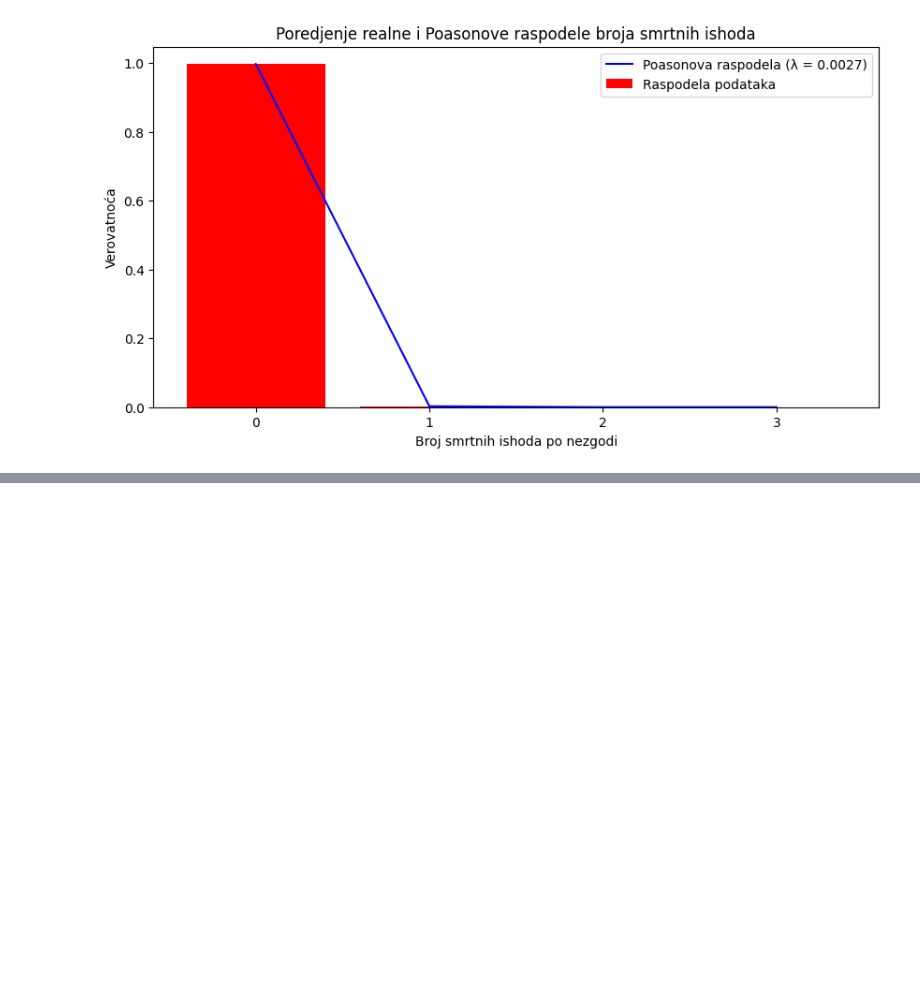
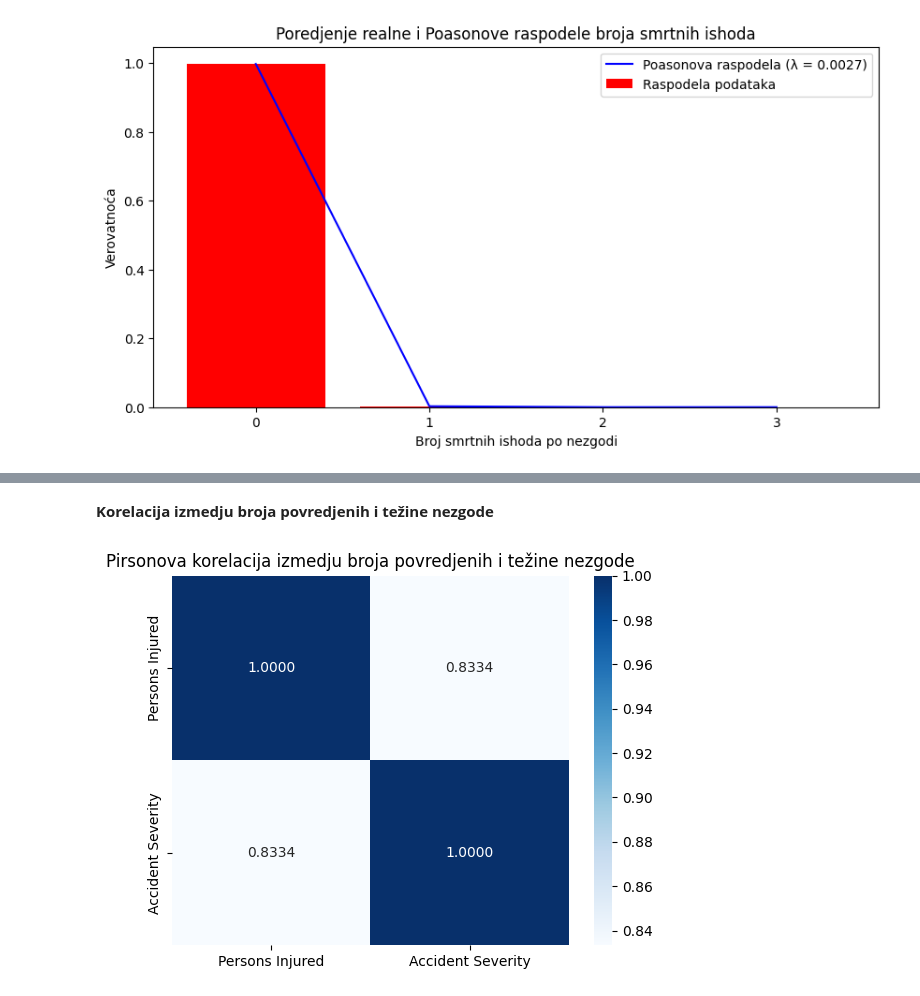
Before and after one commit to djordjeviiccmilos/Data_Analisys, a Jupyter notebook: MilosDjordjevic137RN.ipynb, the cells around one changed output, grey strips where cells are left out. Saved outputs shown, nothing was run; the diff lists cells and outputs as text; code cells hidden in the pictures; blank space fills up the shorter version.

Commit message:
Zavrsena korelacija i ocenjivanje parametara

```diff
--- a/MilosDjordjevic137RN.ipynb
+++ b/MilosDjordjevic137RN.ipynb
@@ -400,0 +406,12 @@ P(X > 1) = 0.00000354
+# %% [markdown]
+**Korelacija izmedju broja povredjenih i težine nezgode**
+# %%
+import seaborn as sb
+
+correlation = dataset[["Persons Injured", "Accident Severity"]].corr(method = "pearson")
+
+sb.heatmap(correlation, annot = True, cmap = "Blues", fmt = ".4f")
+plt.title("Pirsonova korelacija izmedju broja povredjenih i težine nezgode")
+plt.show()
+# %% [output]
+[figure, added]
```
Also changed, not shown: parts of 10 cells of this notebook.
